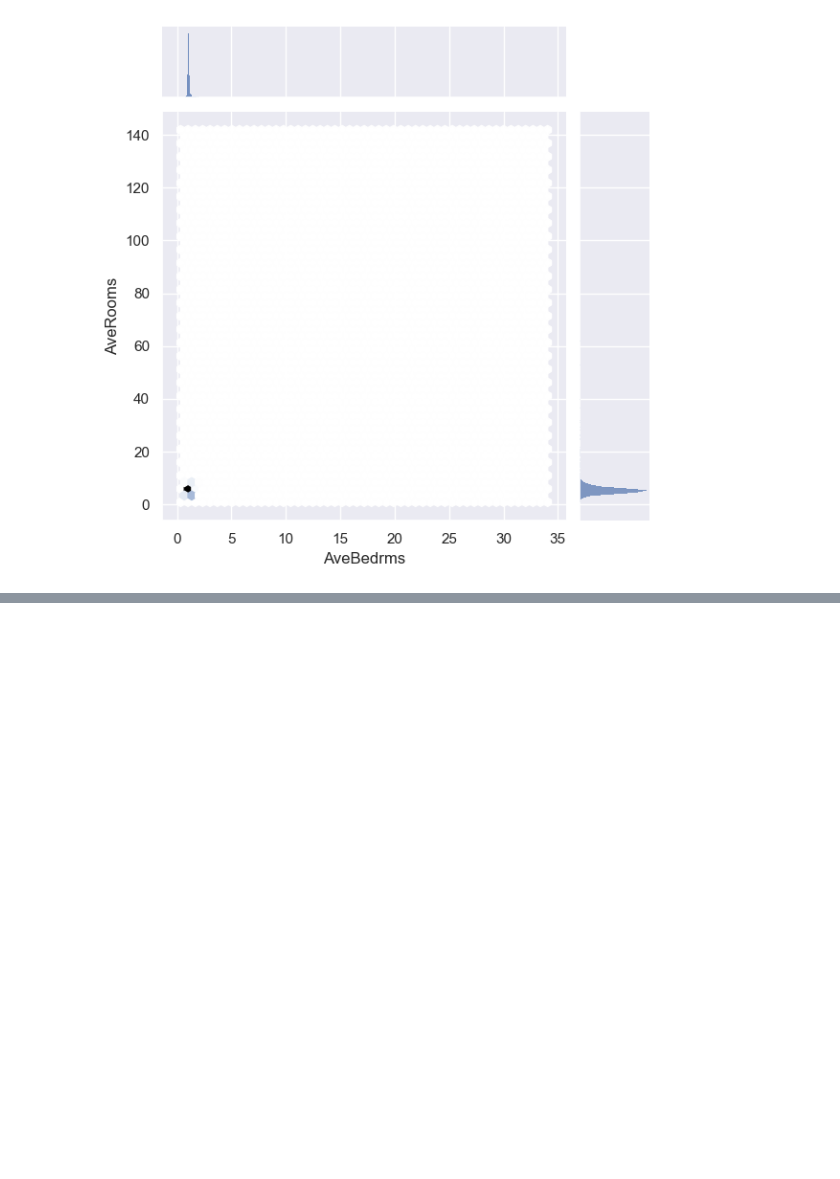
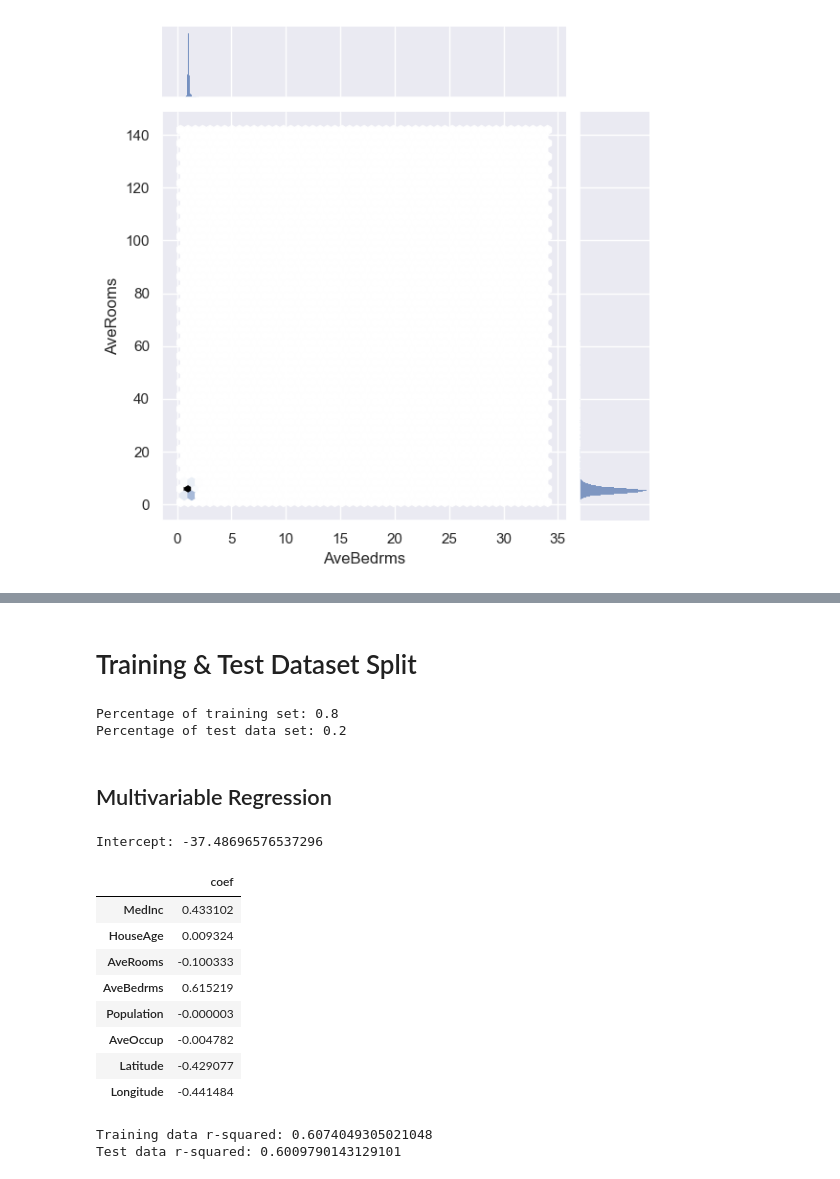
Before and after one commit to alextianyf/MachineLearning_ProblemSets, a Jupyter notebook: 3. Predict House Prices with Multivariable Linear Regression/3.2 Mutilvariate Regression.ipynb, the cells around one changed output, grey strips where cells are left out. Saved outputs shown, nothing was run; the diff lists cells and outputs as text; code cells hidden in the pictures; blank space fills up the shorter version.

Commit message:
Multivariable
Multivariable linear regression

```diff
--- a/3. Predict House Prices with Multivariable Linear Regression/3.2 Mutilvariate Regression.ipynb
+++ b/3. Predict House Prices with Multivariable Linear Regression/3.2 Mutilvariate Regression.ipynb
@@ -480,0 +505,39 @@ plt.show()
+# %% [markdown]
+# Training & Test Dataset Split
+# %%
+prices = data['PRICE']
+features = data.drop('PRICE', axis=1) # return features which not include 'PRICE' column
+
+X_train, X_test, y_train, y_test = train_test_split(features, prices, test_size=0.2, random_state=10) # test size is 20%
+
+# percentage of training and test data set
+print('Percentage of training set:',len(X_train)/len(features))
+print('Percentage of test data set:',X_test.shape[0]/features.shape[0])
+# %% [output]
+Percentage of training set: 0.8
+Percentage of test data set: 0.2
+# %% [markdown]
+## Multivariable Regression
+# %%
+regr = LinearRegression()
+regr.fit(X_train, y_train)
+
+print('Intercept:', regr.intercept_)
+pd.DataFrame(data=regr.coef_, index = X_train.columns, columns=['coef'])
+# %% [output]
+Intercept: -37.48696576537296
+|  | coef |
+| MedInc | 0.433102 |
+| HouseAge | 0.009324 |
+| AveRooms | -0.100333 |
+| AveBedrms | 0.615219 |
+| Population | -0.000003 |
+| AveOccup | -0.004782 |
+| Latitude | -0.429077 |
+| Longitude | -0.441484 |
+# %%
+print('Training data r-squared:', regr.score(X_train,y_train))
+print('Test data r-squared:', regr.score(X_test,y_test))
+# %% [output]
+Training data r-squared: 0.6074049305021048
+Test data r-squared: 0.6009790143129101
```
Also changed, not shown: parts of 7 cells of this notebook.
